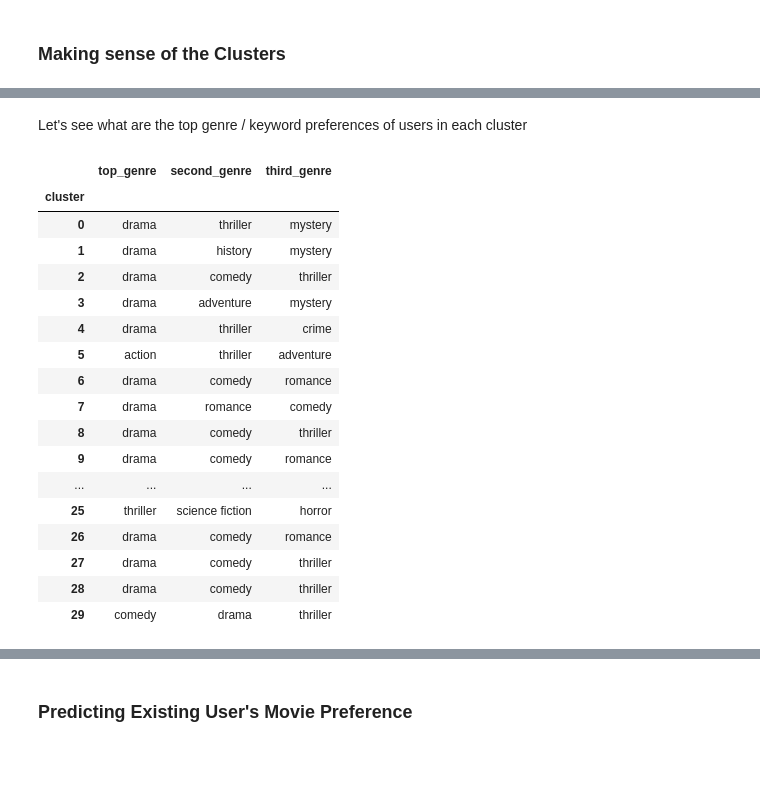
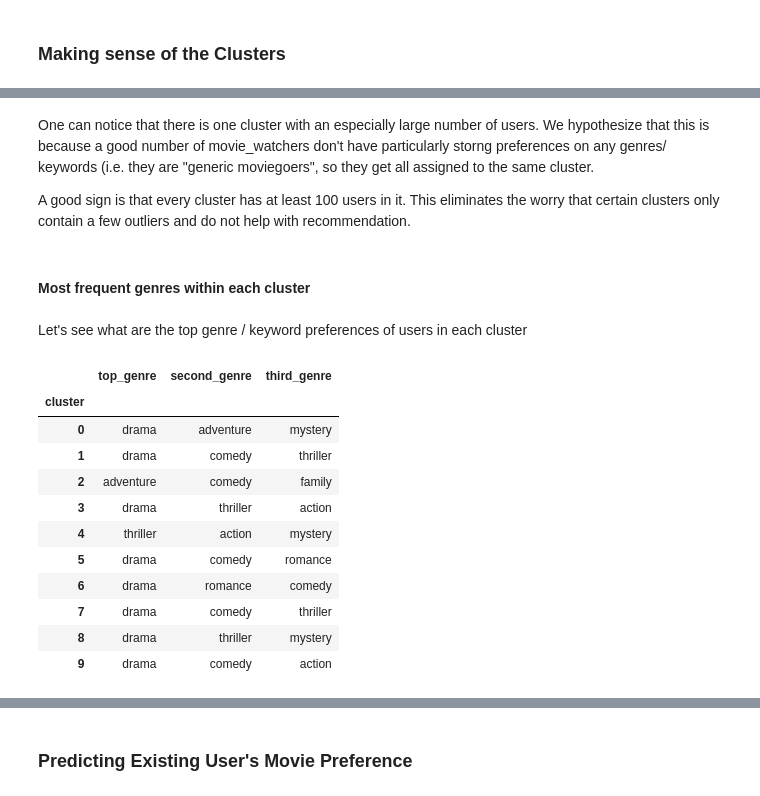
Before and after one commit to kunhwiko/Movie_Recommendation, a Jupyter notebook: src/CIS545_Group_Project.ipynb, the cells around one changed output, grey strips where cells are left out. Cells and saved outputs as stored; diff of their text form; code cells hidden in the pictures; blank space fills up the shorter version.

```diff
--- a/src/CIS545_Group_Project.ipynb
+++ b/src/CIS545_Group_Project.ipynb
@@ -731,0 +745,3 @@ Let's utilize these three dataframes to create a recommendation system : </br>
+# %%
+# normalizing the data
+normalized_result = normalize(final_df)
@@ -731,0 +762,3 @@ Let's utilize these three dataframes to create a recommendation system : </br>
+# %%
+pca = PCA(n_components = 50)
+pca_result = pca.fit_transform(normalized_result)
@@ -746,14 +846,0 @@ final_df.head()
-# %%
-distortions = []
-max_k = 50
-
-# Find optimal no. of clusters using elbow method
-for i in range(1, max_k + 1) :
-  km = KMeans(n_clusters = i,
-              init = 'random',
-              max_iter = 300,
-              random_state = 0)
-  km.fit(final_df)
-  distortions.append(km.inertia_)
-
-plt.plot(range(1, max_k+1), distortions, marker = 'o')
@@ -765,8 +849,13 @@ The result indicates that the optimal number of clusters is quite large, i.e. ar
 # %%
-km = KMeans(n_clusters = 30,
-              init = 'random',
+n_cluster = 20
+
+## set up k_means model with pre-selected n_cluster
+km = KMeans(n_clusters = n_cluster,
+              init = 'k-means++',
               max_iter = 300,
               random_state = 0)
-km.fit(final_df)
+## fit our data to the kmeans model
+km.fit(pca_result)
+
+## store cluster info in final_df
 final_df['cluster'] = km.labels_
-final_df[['cluster']].head()
@@ -794,57 +916,57 @@ Text(0.5, 1.0, 'Number of Users in Each Cluster')
+# %% [markdown]
+One can notice that there is one cluster with an especially large number of users. We hypothesize that this is because a good number of movie_watchers don't have particularly storng preferences on any genres/ keywords (i.e. they are "generic moviegoers", so they get all assigned to the same cluster.
+
+A good sign is that every cluster has at least 100 users in it. This eliminates the worry that certain clusters only contain a few outliers and do not help with recommendation.
+# %% [markdown]
+#### Most frequent genres within each cluster
 # %% [markdown]
 Let's see what are the top genre / keyword preferences of users in each cluster
 # %%
 avg_cluster = final_df.groupby(['cluster']).mean()
 
 
-max_ratings = np.sort(avg_cluster.iloc[:, :16], axis=1)[:, -3:]
+max_ratings = np.sort(avg_cluster.iloc[:, :20], axis=1)[:, -3:]
 
 top_genre = []
 second_genre = []
 third_genre = []
 
 for i in range(len(avg_cluster)):
   top_rating = max_ratings[i, 2]
-  enum_rating = enumerate(avg_cluster.loc[i].tolist())
+  enum_rating = enumerate(avg_cluster.iloc[i, :20].tolist())
   top_genre.append(avg_cluster.columns[[j for j, n in enum_rating if n == top_rating][0]])
 
   second_rating = max_ratings[i, 1]
-  enum_rating = enumerate(avg_cluster.loc[i].tolist())
+  enum_rating = enumerate(avg_cluster.iloc[i, :20].tolist())
   if (second_rating == top_rating):
     second_genre.append(avg_cluster.columns[[j for j, n in enum_rating if n == second_rating][1]])
   else:
     second_genre.append(avg_cluster.columns[[j for j, n in enum_rating if n == second_rating][0]])
 
   third_rating = max_ratings[i, 0]
-  enum_rating = enumerate(avg_cluster.loc[i].tolist())
+  enum_rating = enumerate(avg_cluster.iloc[i, :20].tolist())
   if (third_rating == second_rating):
     third_genre.append(avg_cluster.columns[[j for j, n in enum_rating if n == third_rating][1]])
   else:
     third_genre.append(avg_cluster.columns[[j for j, n in enum_rating if n == third_rating][0]])
 
 
 avg_cluster['top_genre'] = top_genre
 avg_cluster['second_genre'] = second_genre
 avg_cluster['third_genre'] = third_genre
 
 # display the top three genres for the first 10 clusters
-avg_cluster[['top_genre', 'second_genre', 'third_genre']]
+avg_cluster[['top_genre', 'second_genre', 'third_genre']].head(10)
 # %% [output]
 |  | top_genre | second_genre | third_genre |
 | cluster |  |  |  |
-| 0 | drama | thriller | mystery |
-| 1 | drama | history | mystery |
-| 2 | drama | comedy | thriller |
-| 3 | drama | adventure | mystery |
-| 4 | drama | thriller | crime |
-| 5 | action | thriller | adventure |
-| 6 | drama | comedy | romance |
-| 7 | drama | romance | comedy |
-| 8 | drama | comedy | thriller |
-| 9 | drama | comedy | romance |
-| ... | ... | ... | ... |
-| 25 | thriller | science fiction | horror |
-| 26 | drama | comedy | romance |
-| 27 | drama | comedy | thriller |
-| 28 | drama | comedy | thriller |
-| 29 | comedy | drama | thriller |
+| 0 | drama | adventure | mystery |
+| 1 | drama | comedy | thriller |
+| 2 | adventure | comedy | family |
+| 3 | drama | thriller | action |
+| 4 | thriller | action | mystery |
+| 5 | drama | comedy | romance |
+| 6 | drama | romance | comedy |
+| 7 | drama | comedy | thriller |
+| 8 | drama | thriller | mystery |
+| 9 | drama | comedy | action |
```
Also changed, not shown: parts of 80 cells of this notebook.
